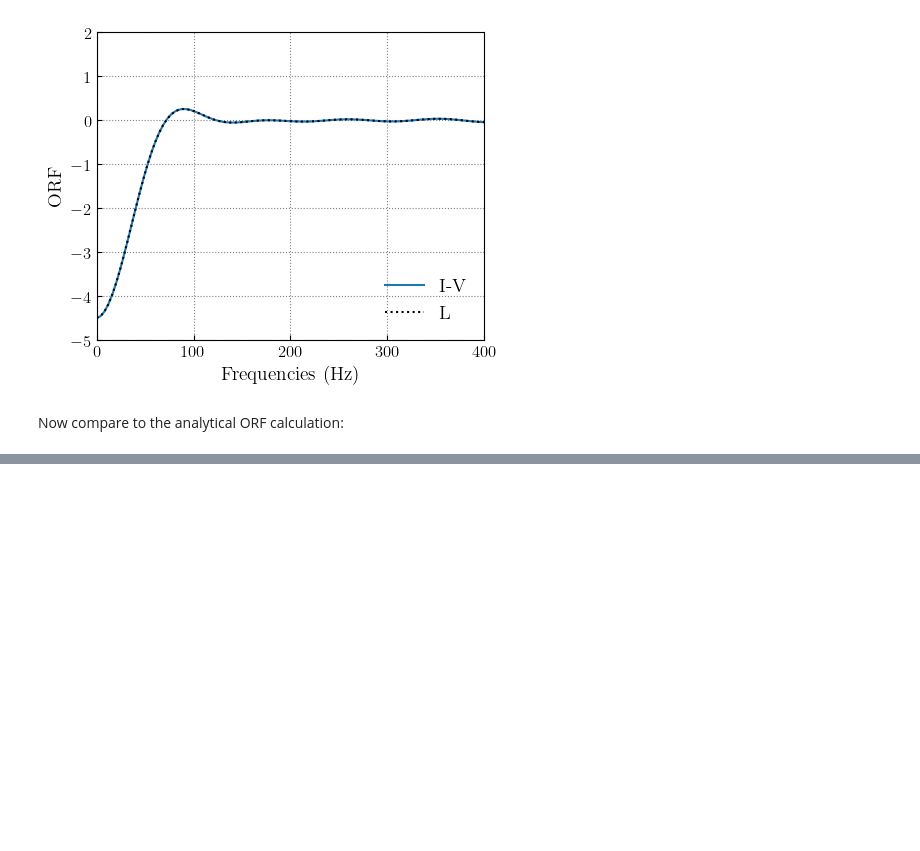
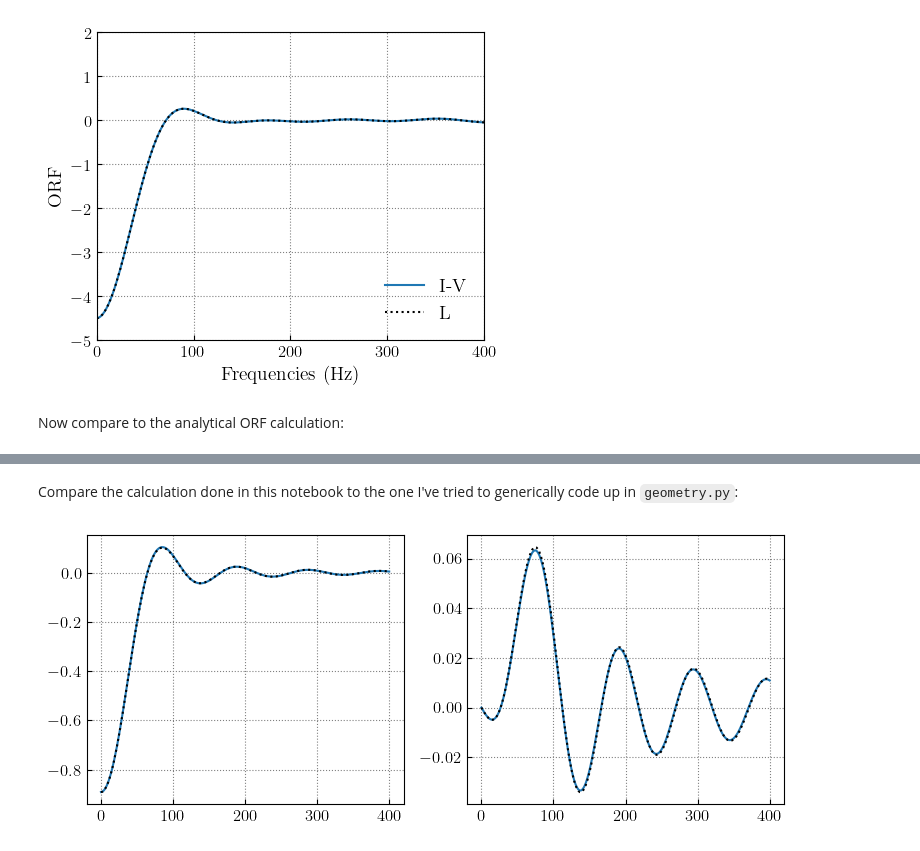
Before and after one commit to tcallister/stochastic-birefringence, a Jupyter notebook: code/manual_orf_calculation.ipynb, the cells around one changed output, grey strips where cells are left out. Cells and saved outputs as stored; diff of their text form; code cells hidden in the pictures; blank space fills up the shorter version.

Commit message:
More code, updated notebook

```diff
--- a/code/manual_orf_calculation.ipynb
+++ b/code/manual_orf_calculation.ipynb
@@ -363,0 +342,16 @@ manual_delta = (sig1-sig2)/2
+# %% [markdown]
+Compare the calculation done in this notebook to the one I've tried to generically code up in `geometry.py`:
+# %%
+H1L1 = Baseline(Detector.H1(),Detector.L1())
+H1L1_gammaI,H1L1_gammaV = H1L1.stokes_overlap_reduction_functions(frequencies)
+# %%
+fig = plt.figure(figsize=(9,3.5))
+ax = fig.add_subplot(121)
+ax.plot(frequencies,H1L1_gammaI)
+ax.plot(frequencies,gammaI,color='black',ls=':')
+ax = fig.add_subplot(122)
+ax.plot(frequencies,H1L1_gammaV)
+ax.plot(frequencies,gammaV,color='black',ls=':')
+plt.show()
+# %% [output]
+[figure, added]
```
Also changed, not shown: parts of 12 cells of this notebook, 2 other files.
